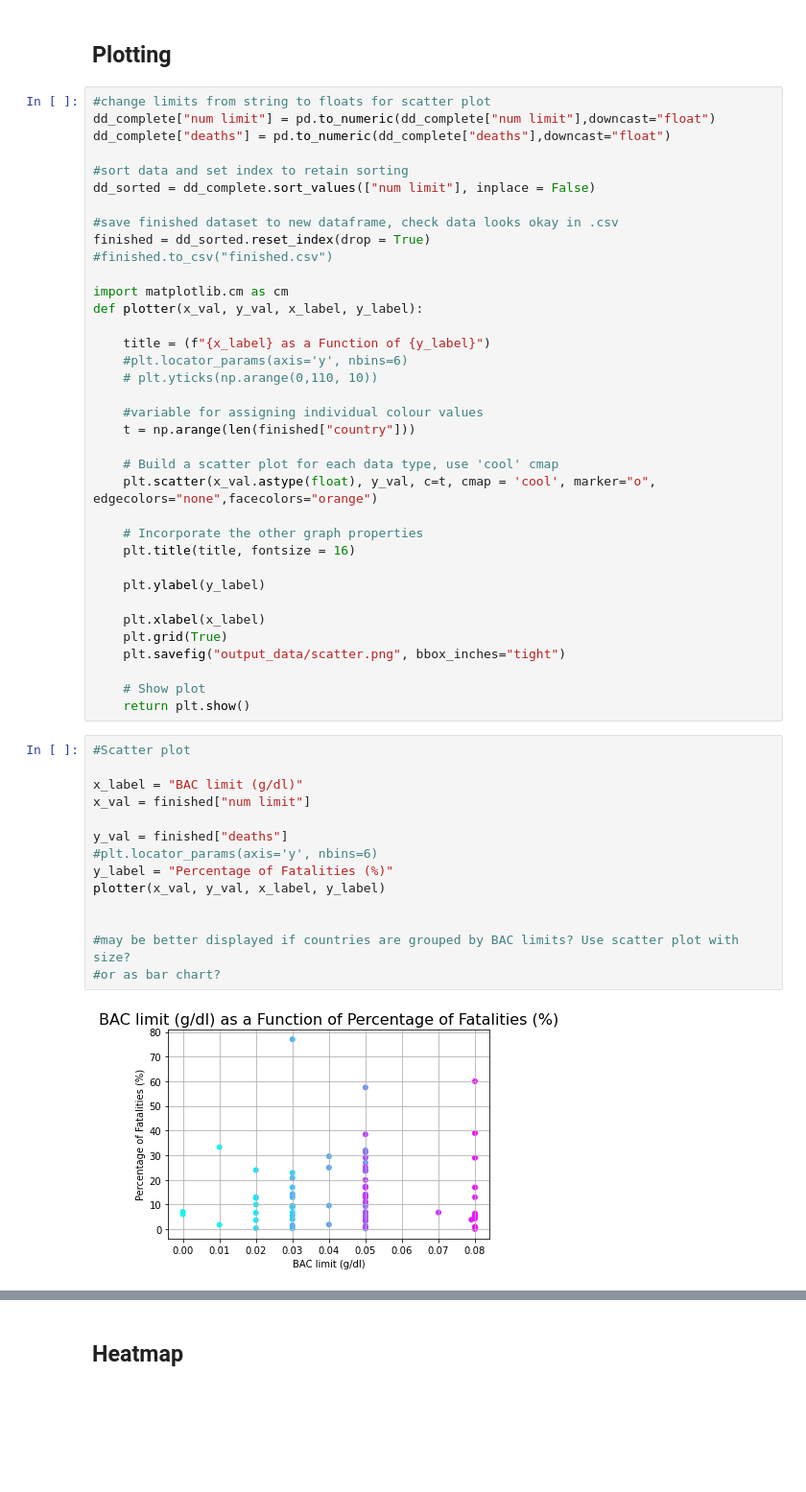
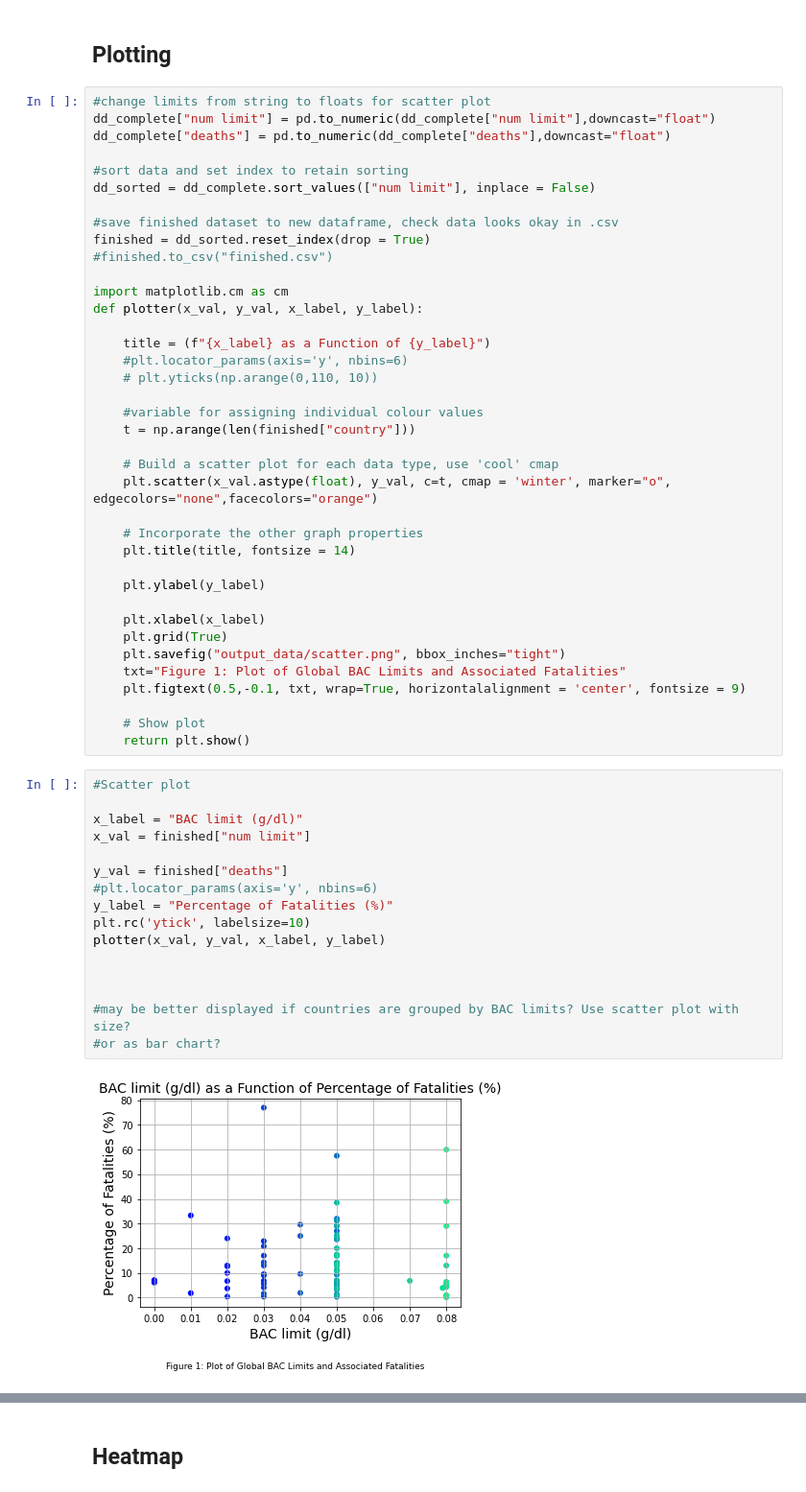
Before and after one commit to cyrusauyeungc/Project_01, a Jupyter notebook: main-seranica.ipynb, the cells around one changed output, grey strips where cells are left out. Shown at 96% size. Cells and saved outputs as stored; diff of their text form; blank space fills up the shorter version.

Commit message:
Graph formatting

```diff
--- a/main-seranica.ipynb
+++ b/main-seranica.ipynb
@@ -157,32 +159,36 @@ def plotter(x_val, y_val, x_label, y_label):
     t = np.arange(len(finished["country"]))
 
     # Build a scatter plot for each data type, use 'cool' cmap
-    plt.scatter(x_val.astype(float), y_val, c=t, cmap = 'cool', marker="o", edgecolors="none",facecolors="orange")
+    plt.scatter(x_val.astype(float), y_val, c=t, cmap = 'winter', marker="o", edgecolors="none",facecolors="orange")
 
     # Incorporate the other graph properties
-    plt.title(title, fontsize = 16)
+    plt.title(title, fontsize = 14)
 
     plt.ylabel(y_label)
 
     plt.xlabel(x_label)
     plt.grid(True)
     plt.savefig("output_data/scatter.png", bbox_inches="tight")
+    txt="Figure 1: Plot of Global BAC Limits and Associated Fatalities"
+    plt.figtext(0.5,-0.1, txt, wrap=True, horizontalalignment = 'center', fontsize = 9)
 
     # Show plot
     return plt.show()
 # %%
 #Scatter plot
 
 x_label = "BAC limit (g/dl)"
 x_val = finished["num limit"]
 
 y_val = finished["deaths"]
 #plt.locator_params(axis='y', nbins=6)
 y_label = "Percentage of Fatalities (%)"
+plt.rc('ytick', labelsize=10)
 plotter(x_val, y_val, x_label, y_label)
+
 
 
 #may be better displayed if countries are grouped by BAC limits? Use scatter plot with size?
 #or as bar chart?
 # %% [output]
-[figure, old version]
+[figure, new version]
```
Also changed, not shown: parts of 7 cells of this notebook, 4 other files.
